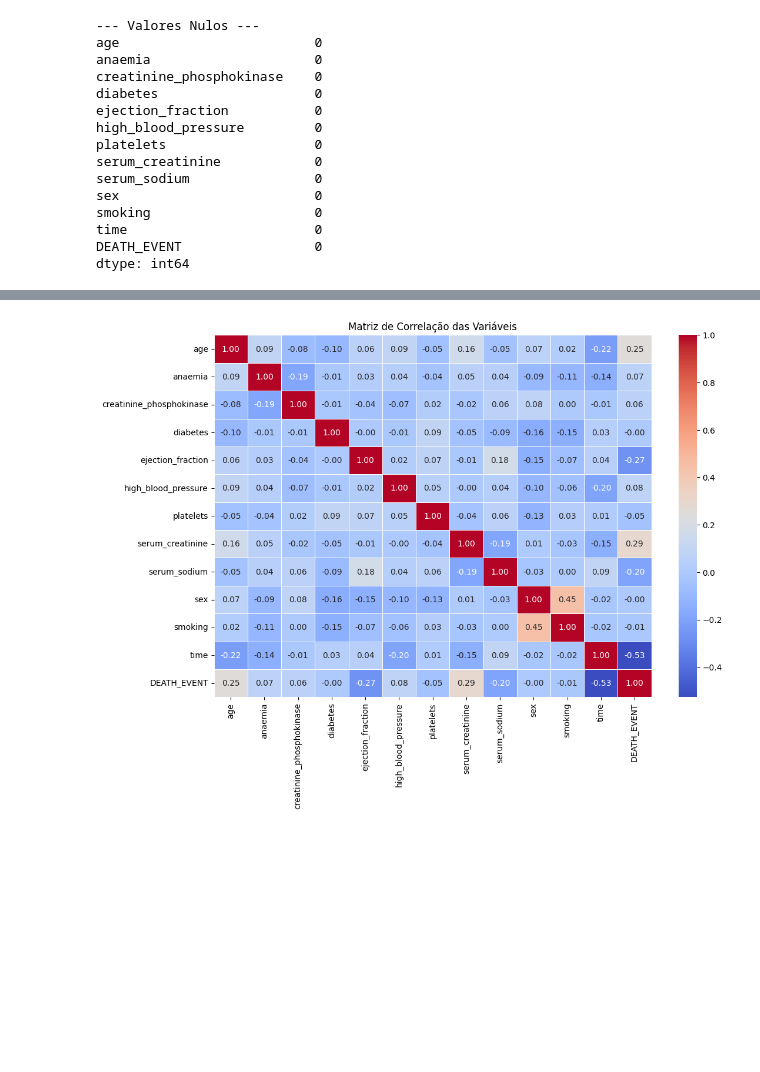
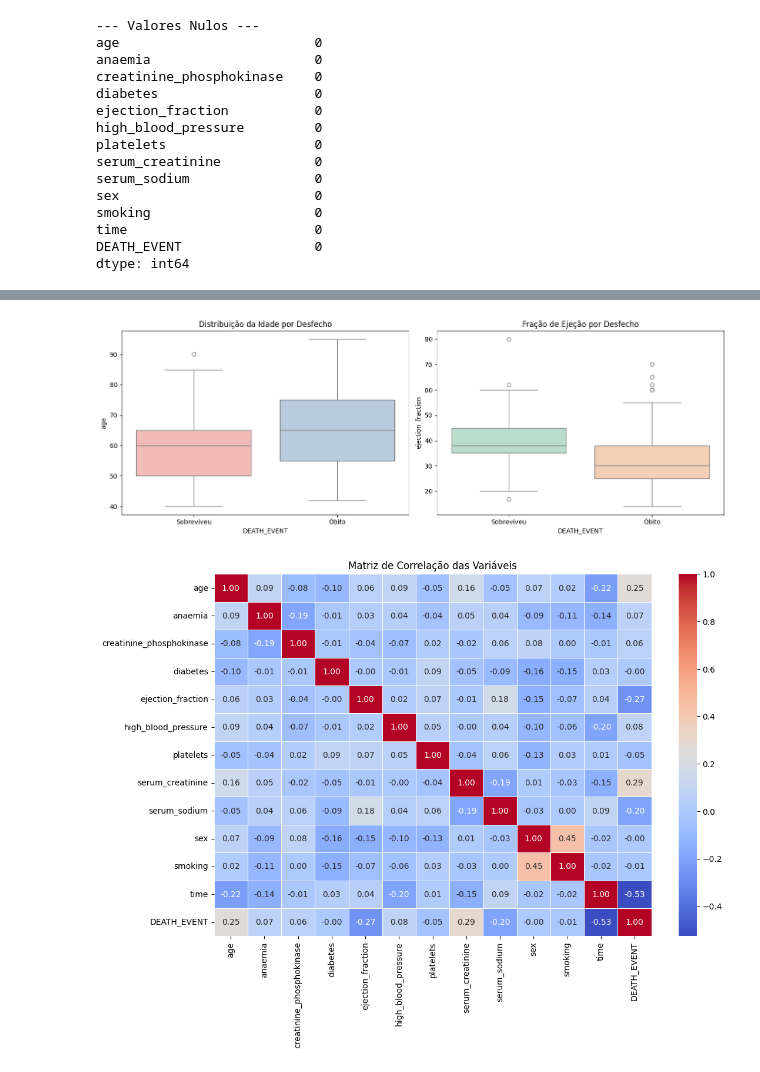
Before and after one commit to JulioCesarLinss/Heart-Failure-Prediction-, a Jupyter notebook: KNNeighbours_SmallDT.ipynb, the cells around one changed output, grey strips where cells are left out. Saved outputs shown, nothing was run; the diff lists cells and outputs as text; code cells hidden in the pictures; blank space fills up the shorter version.

```diff
--- a/KNNeighbours_SmallDT.ipynb
+++ b/KNNeighbours_SmallDT.ipynb
@@ -121,3 +113,24 @@ dtype: int64
+# %%
+# Visualização da Distribuição de Idade e Fração de Ejeção por Desfecho
+
+fig, axes = plt.subplots(1, 2, figsize=(14, 5))
+
+# Gráfico 1: Idade por evento de morte
+sns.boxplot(ax=axes[0], x="DEATH_EVENT", y="age", data=data_df, palette="Pastel1")
+axes[0].set_title("Distribuição da Idade por Desfecho")
+axes[0].set_xticklabels(["Sobreviveu", "Óbito"])
+
+# Gráfico 2: Fração de Ejeção por evento de morte
+sns.boxplot(
+    ax=axes[1], x="DEATH_EVENT", y="ejection_fraction", data=data_df, palette="Pastel2"
+)
+axes[1].set_title("Fração de Ejeção por Desfecho")
+axes[1].set_xticklabels(["Sobreviveu", "Óbito"])
+
+plt.tight_layout()
+plt.show()
+# %% [output]
+[figure, added]
 # %%
 # Visualização da Matriz de Correlação
 
```
Also changed, not shown: parts of 4 cells of this notebook, 1 other file.
